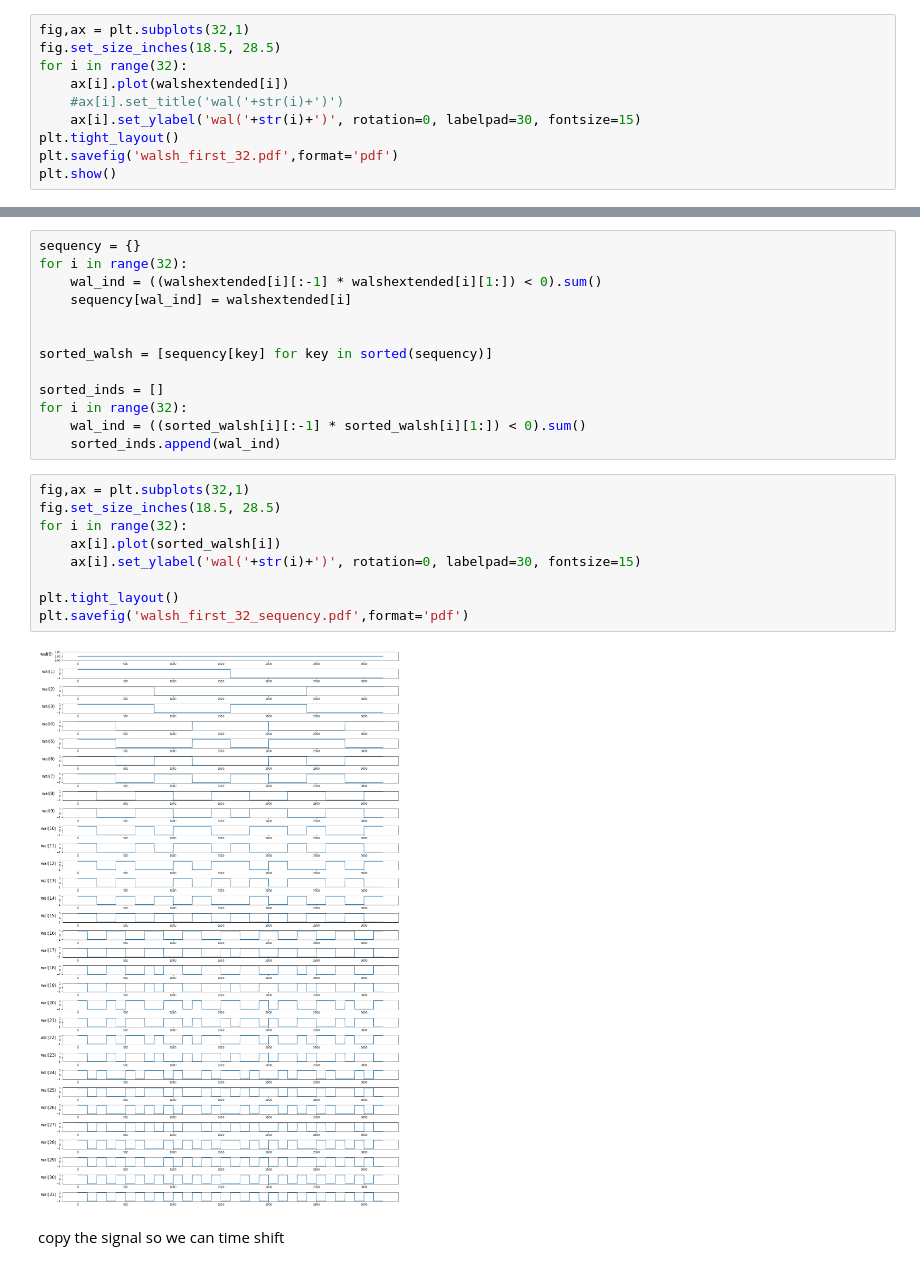
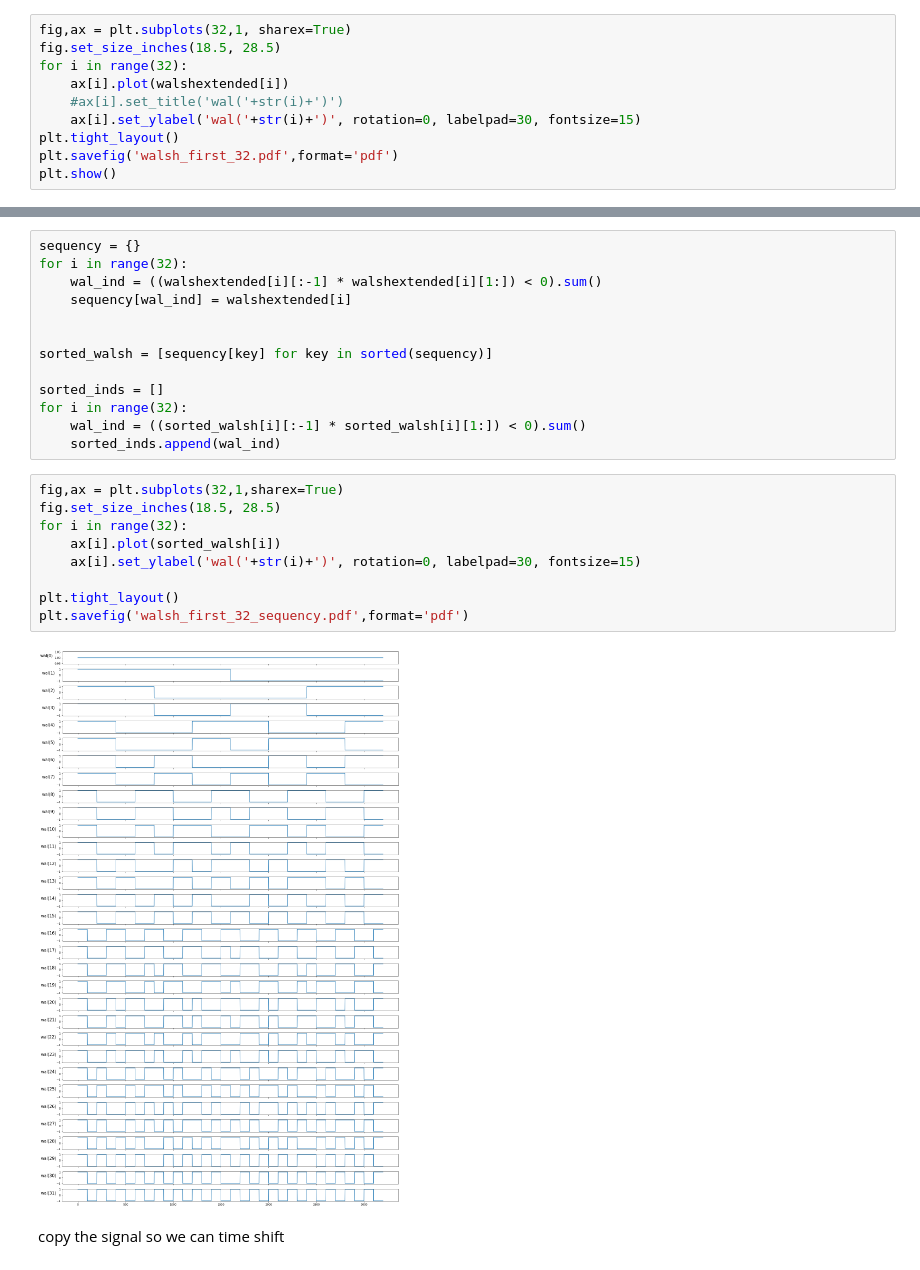
Before and after one commit to lmberkhout/walsh_sims, a Jupyter notebook: psdemo.ipynb, the cells around one changed output, grey strips where cells are left out. Cells and saved outputs as stored; diff of their text form.

```diff
--- a/psdemo.ipynb
+++ b/psdemo.ipynb
@@ -154,7 +154,7 @@ for i in range(32):
 (32, 32)
 (32, 3200)
 # %%
-fig,ax = plt.subplots(32,1)
+fig,ax = plt.subplots(32,1, sharex=True)
 fig.set_size_inches(18.5, 28.5)
 for i in range(32):
     ax[i].plot(walshextended[i])
@@ -181,16 +181,16 @@ for i in range(32):
     wal_ind = ((sorted_walsh[i][:-1] * sorted_walsh[i][1:]) < 0).sum()
     sorted_inds.append(wal_ind)
 # %%
-fig,ax = plt.subplots(32,1)
+fig,ax = plt.subplots(32,1,sharex=True)
 fig.set_size_inches(18.5, 28.5)
 for i in range(32):
     ax[i].plot(sorted_walsh[i])
     ax[i].set_ylabel('wal('+str(i)+')', rotation=0, labelpad=30, fontsize=15)
 
 plt.tight_layout()
 plt.savefig('walsh_first_32_sequency.pdf',format='pdf')
 # %% [output]
-[figure, old version]
+[figure, new version]
 # %% [markdown]
 copy the signal so we can time shift
 # %%
```
Also changed, not shown: parts of 21 cells of this notebook, 1 other file.
